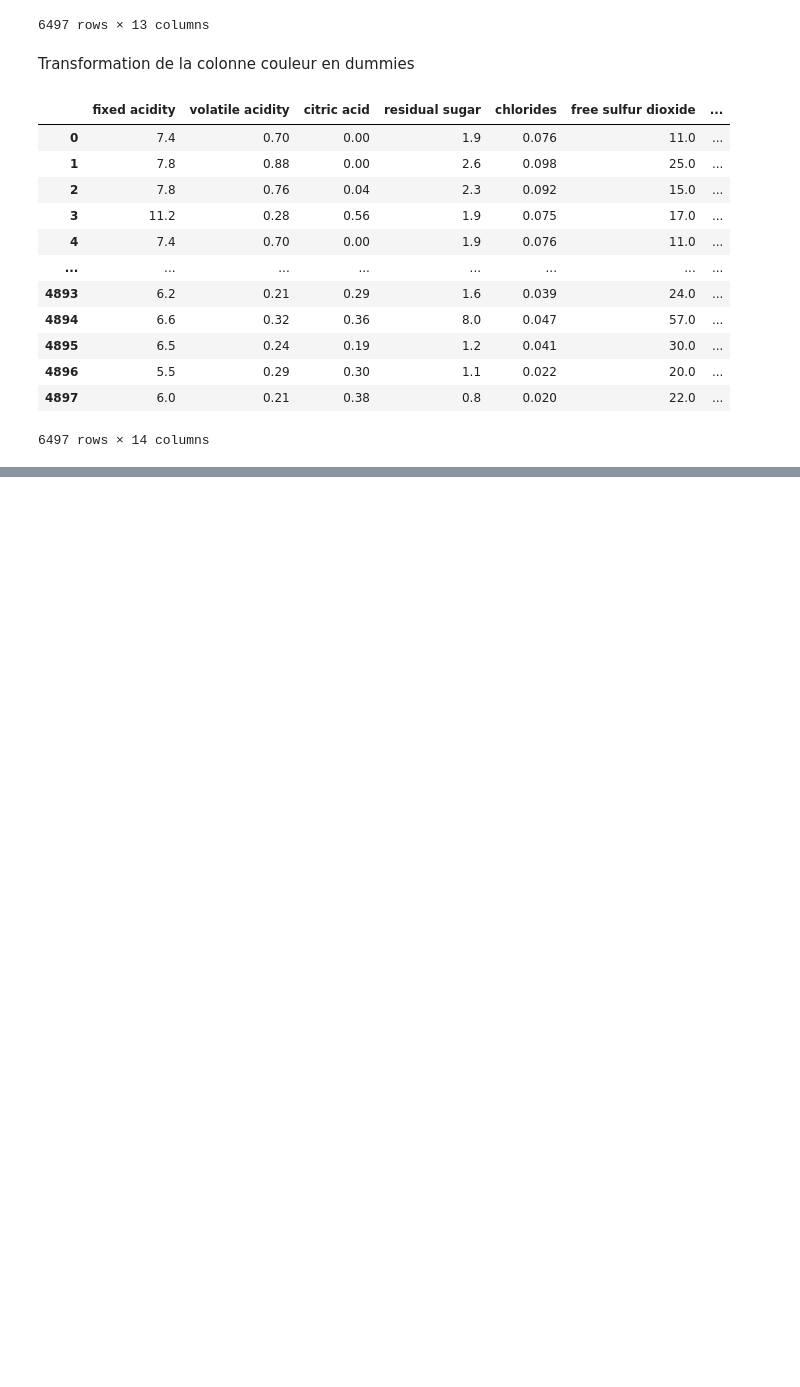
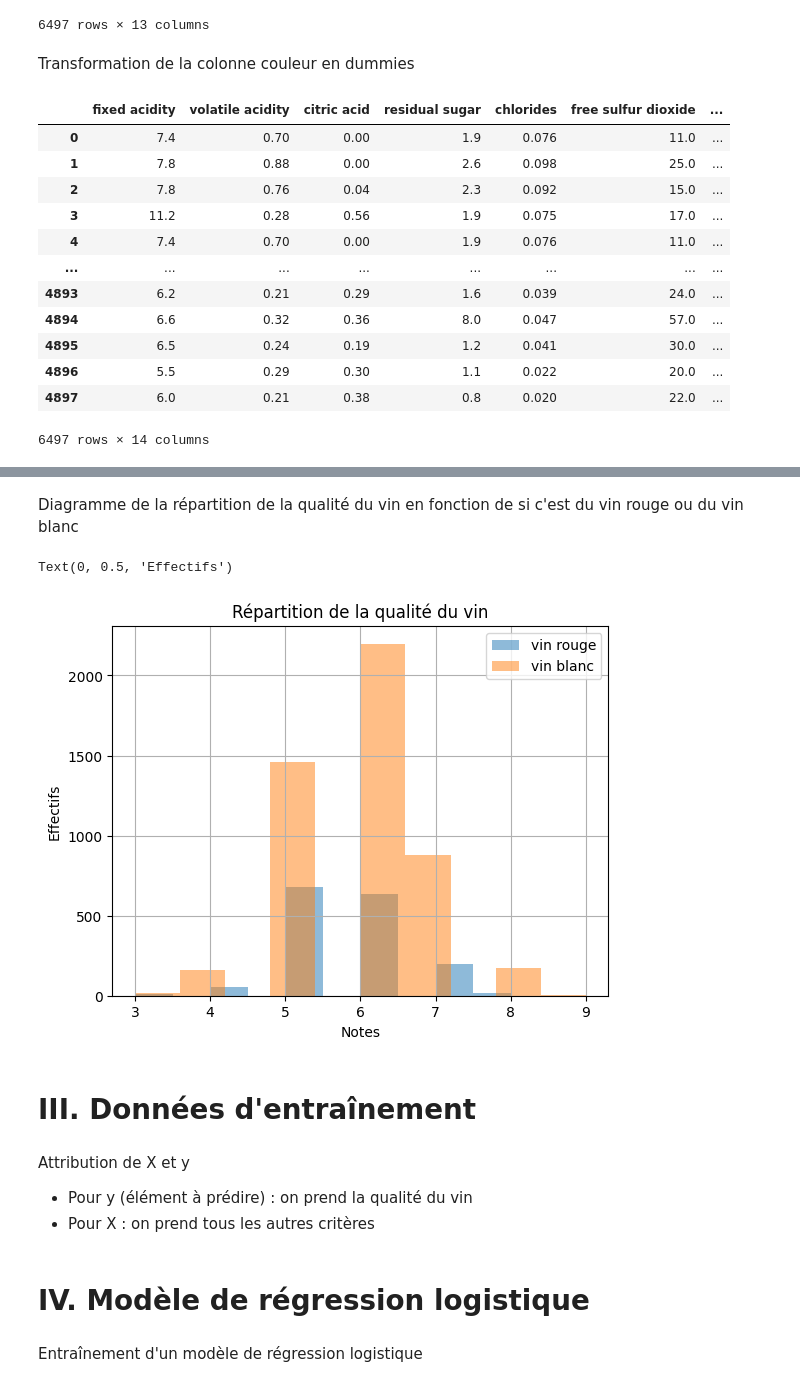
Before and after one commit to OraneOrveillon/machine-learning-wine-quality, a Jupyter notebook: main.ipynb, the cells around one changed output, grey strips where cells are left out. Cells and saved outputs as stored; diff of their text form; code cells hidden in the pictures; blank space fills up the shorter version.

```diff
--- a/main.ipynb
+++ b/main.ipynb
@@ -90,0 +111,18 @@ df
+# %% [markdown]
+Diagramme de la répartition de la qualité du vin en fonction de si c'est du vin rouge ou du vin blanc
+# %%
+plt.title('Répartition de la qualité du vin')
+df_red.quality.hist(alpha = .50)
+df_white.quality.hist(alpha = .50)
+plt.legend(['vin rouge', 'vin blanc'])
+plt.xlabel('Notes')
+plt.ylabel('Effectifs')
+# %% [output]
+Text(0, 0.5, 'Effectifs')
+[figure, added]
+# %% [markdown]
+# III. Données d'entraînement
+# %% [markdown]
+Attribution de X et y
+  - Pour y (élément à prédire) : on prend la qualité du vin
+  - Pour X : on prend tous les autres critères
@@ -90,0 +132,4 @@ df
+# %% [markdown]
+# IV. Modèle de régression logistique
+# %% [markdown]
+Entraînement d'un modèle de régression logistique
```
Also changed, not shown: parts of 9 cells of this notebook.
